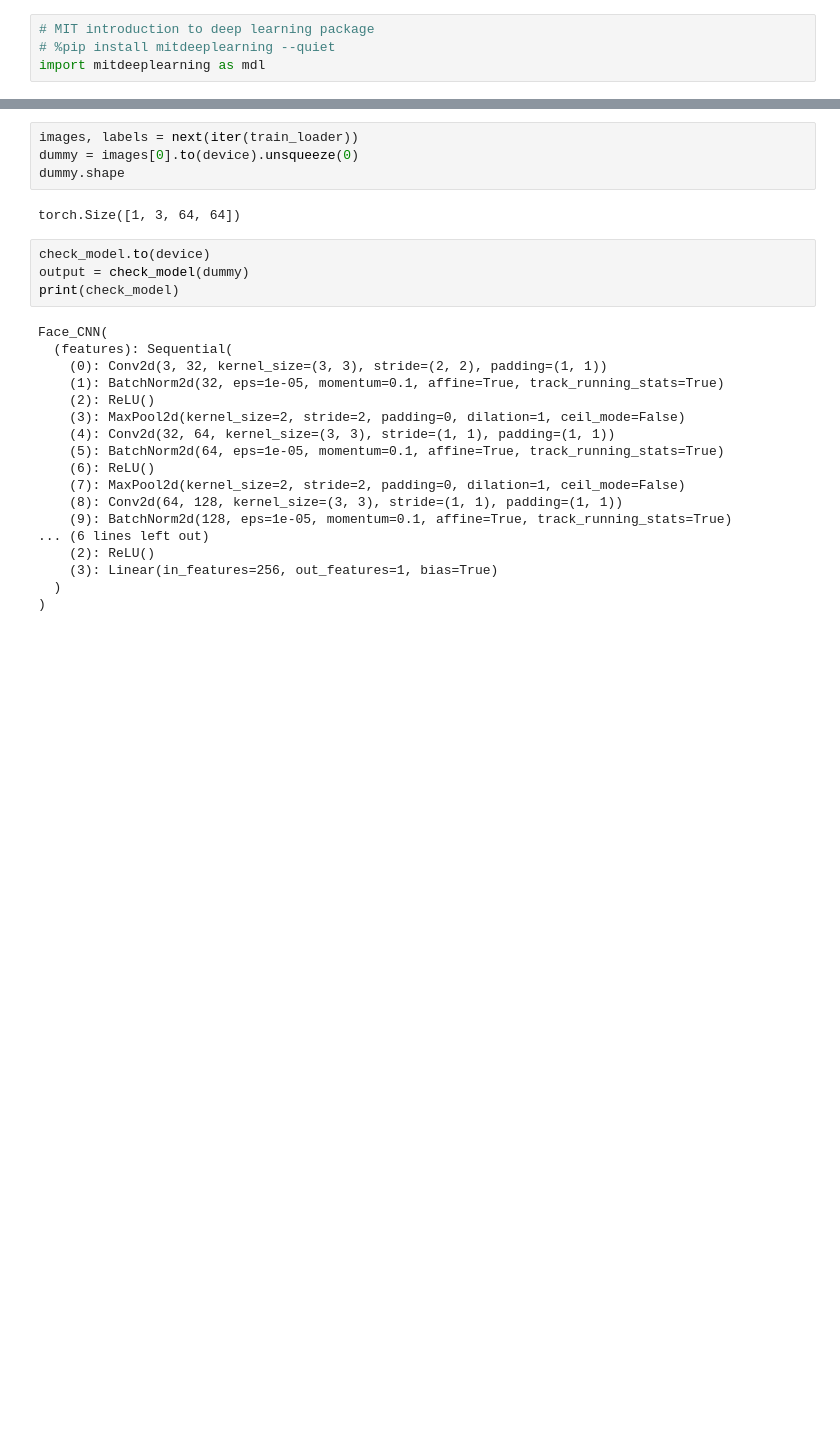
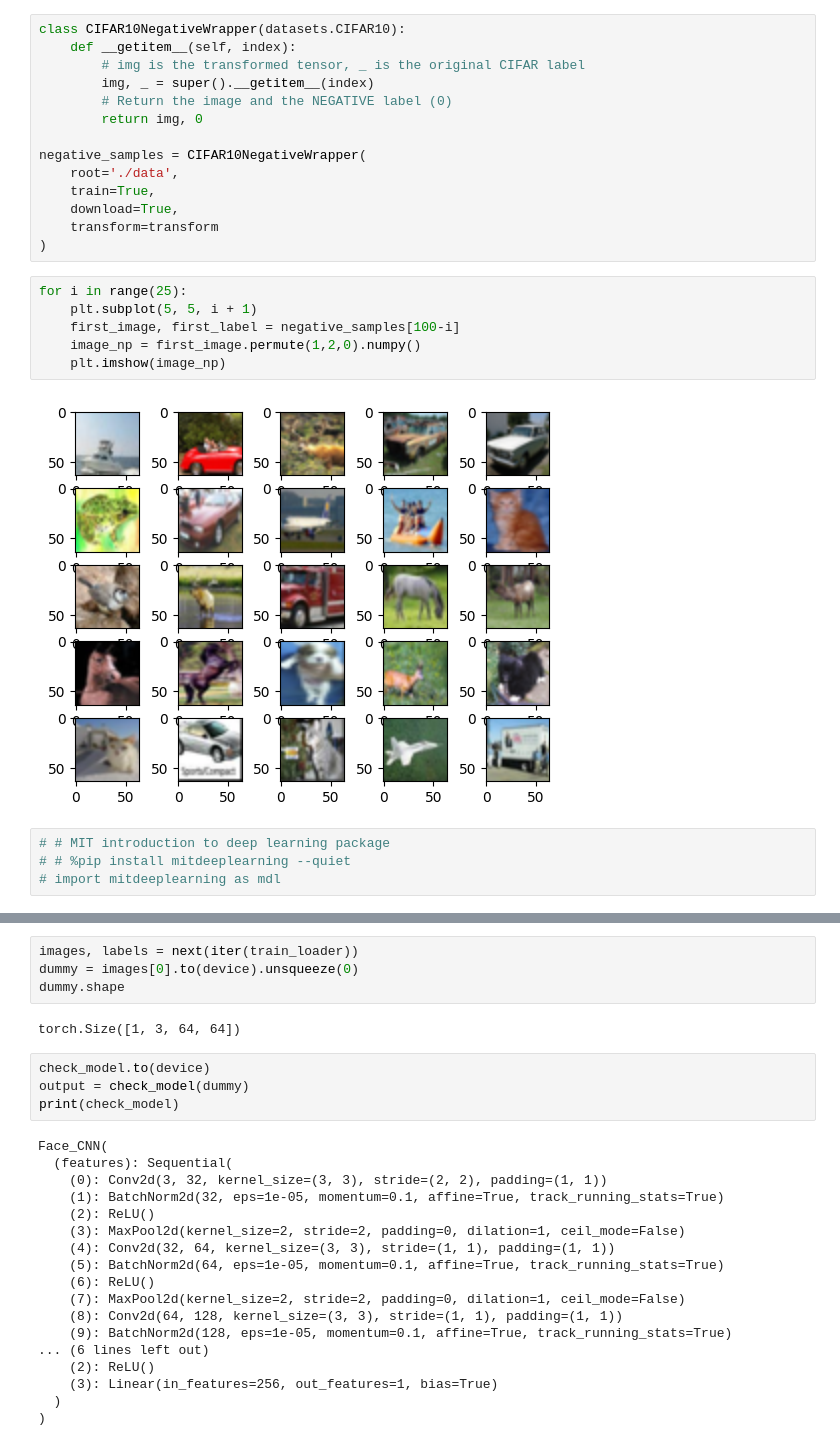
Before and after one commit to zuhthisahan/Face_Recognition_DE_VAE, a Jupyter notebook: face_Detection.ipynb, the cells around one changed output, grey strips where cells are left out. Drawn from its saved outputs; the diff is of its cells as text; blank space fills up the shorter version.

```diff
--- a/face_Detection.ipynb
+++ b/face_Detection.ipynb
@@ -54,5 +112,27 @@ This is for the new planned trin data (CelebA+CIFAR10)
+# %%
+class CIFAR10NegativeWrapper(datasets.CIFAR10):
+    def __getitem__(self, index):
+        # img is the transformed tensor, _ is the original CIFAR label
+        img, _ = super().__getitem__(index)
+        # Return the image and the NEGATIVE label (0)
+        return img, 0
+
+negative_samples = CIFAR10NegativeWrapper(
+    root='./data',
+    train=True,
+    download=True,
+    transform=transform
+)
+# %%
+for i in range(25):
+    plt.subplot(5, 5, i + 1)
+    first_image, first_label = negative_samples[100-i]
+    image_np = first_image.permute(1,2,0).numpy()
+    plt.imshow(image_np)
+# %% [output]
+[figure, added]
 # %%
-# MIT introduction to deep learning package
-# %pip install mitdeeplearning --quiet
-import mitdeeplearning as mdl
+# # MIT introduction to deep learning package
+# # %pip install mitdeeplearning --quiet
+# import mitdeeplearning as mdl
 # %%
```
Also changed, not shown: parts of 47 cells of this notebook, 2 other files.
